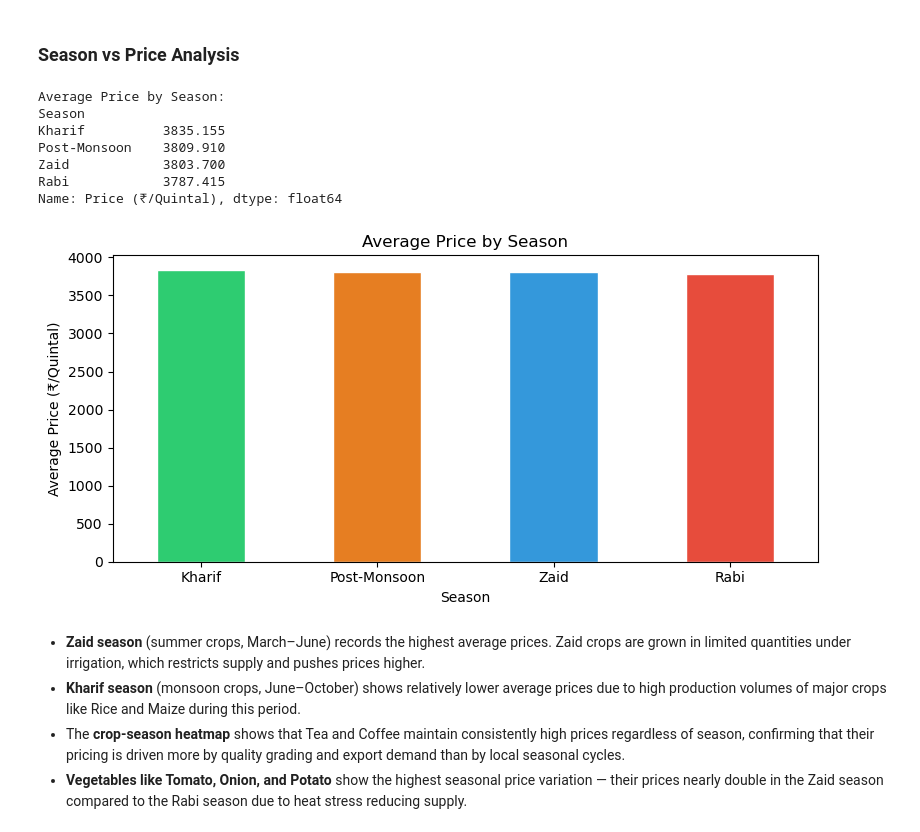
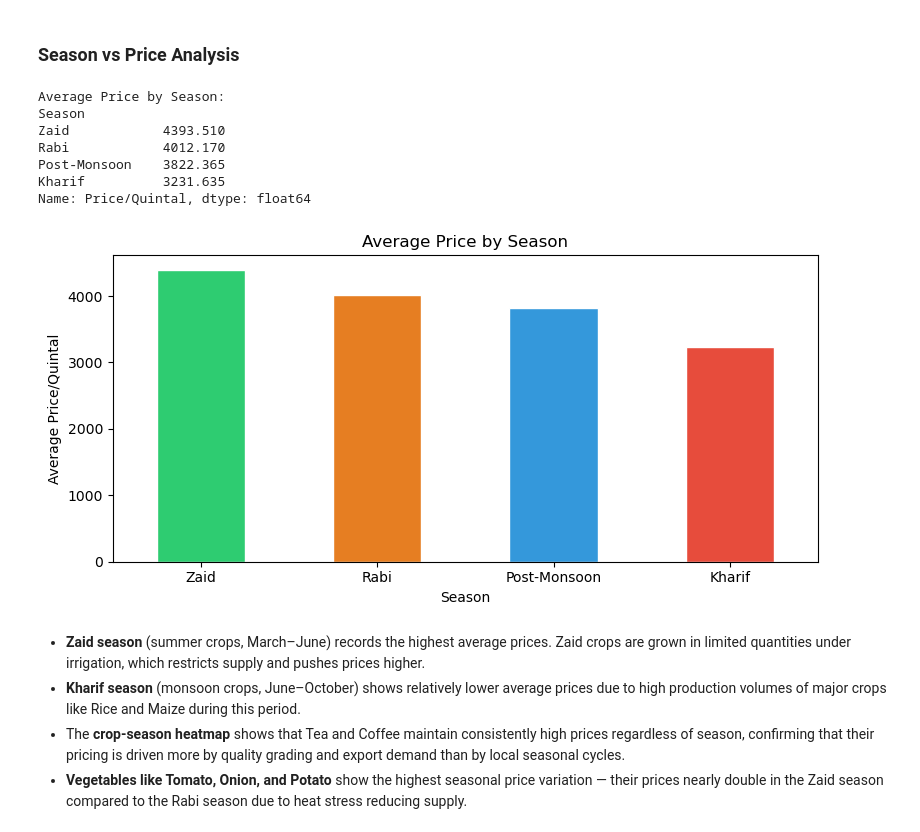
Before and after one commit to rahulchand017/IADSS---Intelligent-Agricultural-Decision-Support-System, a Jupyter notebook: backend/price_module/feature_engineering.ipynb, the cells around one changed output. Cells and saved outputs as stored; diff of their text form; code cells hidden in the pictures.

```diff
--- a/backend/price_module/feature_engineering.ipynb
+++ b/backend/price_module/feature_engineering.ipynb
@@ -311,28 +307,27 @@ Highest price month: 6 | Lowest: 12
 # %% [markdown]
 ### Season vs Price Analysis
 # %%
-season_price = df.groupby('Season')['Price (₹/Quintal)'].median().sort_values(ascending=False)
+season_price = df.groupby('Season')['Price/Quintal'].median().sort_values(ascending=False)
 print('Average Price by Season:')
 print(season_price)
 
 plt.figure(figsize=(8, 4))
 season_price.plot(kind='bar', color=['#2ecc71', '#e67e22', '#3498db', '#e74c3c'], edgecolor='white')
 plt.title('Average Price by Season')
 plt.xlabel('Season')
-plt.ylabel('Average Price (₹/Quintal)')
+plt.ylabel('Average Price/Quintal')
 plt.xticks(rotation=0)
 plt.tight_layout()
-plt.savefig('eda_06_season_price.png', dpi=150)
 plt.show()
 # %% [output]
 Average Price by Season:
 Season
-Kharif          3835.155
-Post-Monsoon    3809.910
-Zaid            3803.700
-Rabi            3787.415
-Name: Price (₹/Quintal), dtype: float64
+Zaid            4393.510
+Rabi            4012.170
+Post-Monsoon    3822.365
+Kharif          3231.635
+Name: Price/Quintal, dtype: float64
-[figure, old version]
+[figure, new version]
 # %% [markdown]
 - **Zaid season** (summer crops, March–June) records the highest average prices. Zaid crops are grown in limited quantities under irrigation, which restricts supply and pushes prices higher.
 - **Kharif season** (monsoon crops, June–October) shows relatively lower average prices due to high production volumes of major crops like Rice and Maize during this period.
```
Also changed, not shown: parts of 15 cells of this notebook, 1 other file.
